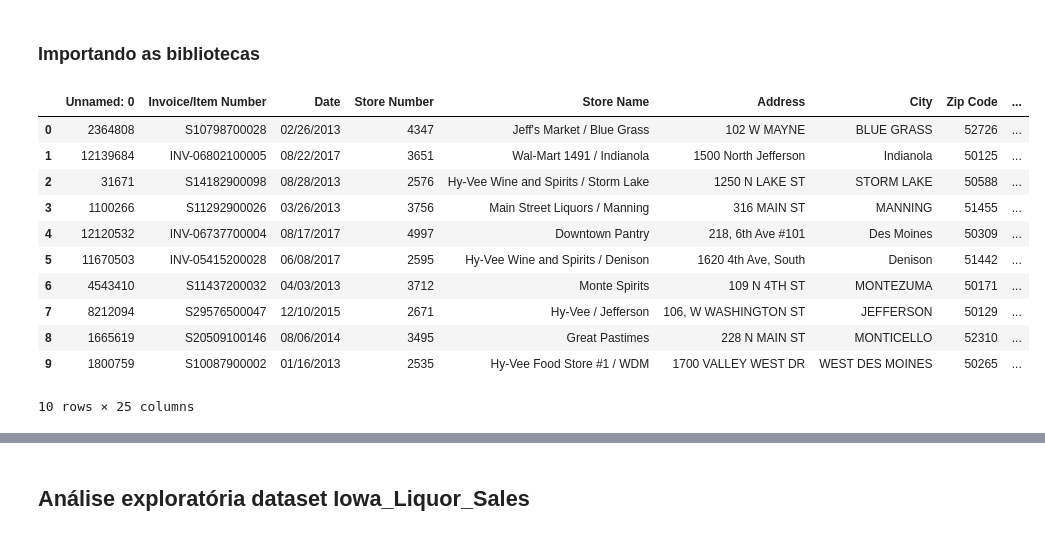
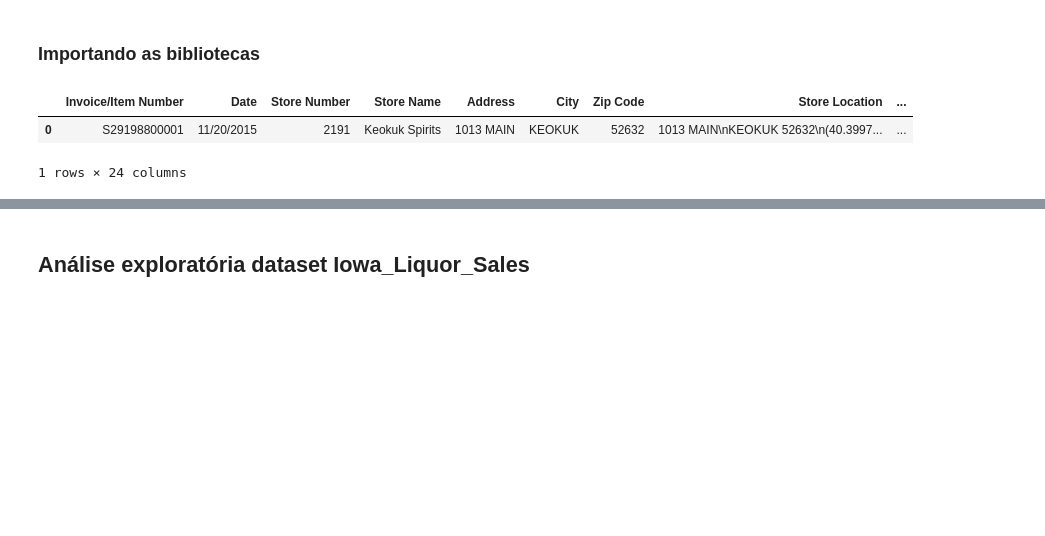
Before and after one commit to ajsalmeida/tesseract-team-future-projectliquor, a Jupyter notebook: notebooks/init.ipynb, the cells around one changed output, grey strips where cells are left out. Cells and saved outputs as stored; diff of their text form; code cells hidden in the pictures; blank space fills up the shorter version.

```diff
--- a/notebooks/init.ipynb
+++ b/notebooks/init.ipynb
@@ -14,16 +11,7 @@ import Levenshtein
 # %%
-df_firstn = pd.read_csv("../data/raw/iowa_liquor_train_test_split_sample.csv", nrows=10)
+df_firstn = pd.read_csv("../data/raw/Iowa_Liquor_Sales.csv", nrows=1)
 df_firstn
 # %% [output]
-|  | Unnamed: 0 | Invoice/Item Number | Date | Store Number | Store Name | Address | City | Zip Code | ... |
-| 0 | 2364808 | S10798700028 | 02/26/2013 | 4347 | Jeff's Market / Blue Grass | 102 W MAYNE | BLUE GRASS | 52726 | ... |
-| 1 | 12139684 | INV-06802100005 | 08/22/2017 | 3651 | Wal-Mart 1491 / Indianola | 1500 North Jefferson | Indianola | 50125 | ... |
-| 2 | 31671 | S14182900098 | 08/28/2013 | 2576 | Hy-Vee Wine and Spirits / Storm Lake | 1250 N LAKE ST | STORM LAKE | 50588 | ... |
-| 3 | 1100266 | S11292900026 | 03/26/2013 | 3756 | Main Street Liquors / Manning | 316 MAIN ST | MANNING | 51455 | ... |
-| 4 | 12120532 | INV-06737700004 | 08/17/2017 | 4997 | Downtown Pantry | 218, 6th Ave #101 | Des Moines | 50309 | ... |
-| 5 | 11670503 | INV-05415200028 | 06/08/2017 | 2595 | Hy-Vee Wine and Spirits / Denison | 1620 4th Ave, South | Denison | 51442 | ... |
-| 6 | 4543410 | S11437200032 | 04/03/2013 | 3712 | Monte Spirits | 109 N 4TH ST | MONTEZUMA | 50171 | ... |
-| 7 | 8212094 | S29576500047 | 12/10/2015 | 2671 | Hy-Vee / Jefferson | 106, W WASHINGTON ST | JEFFERSON | 50129 | ... |
-| 8 | 1665619 | S20509100146 | 08/06/2014 | 3495 | Great Pastimes | 228 N MAIN ST | MONTICELLO | 52310 | ... |
-| 9 | 1800759 | S10087900002 | 01/16/2013 | 2535 | Hy-Vee Food Store #1 / WDM | 1700 VALLEY WEST DR | WEST DES MOINES | 50265 | ... |
+|  | Invoice/Item Number | Date | Store Number | Store Name | Address | City | Zip Code | Store Location | ... |
+| 0 | S29198800001 | 11/20/2015 | 2191 | Keokuk Spirits | 1013 MAIN | KEOKUK | 52632 | 1013 MAIN\nKEOKUK 52632\n(40.3997... | ... |
-10 rows × 25 columns
+1 rows × 24 columns
```
Also changed, not shown: parts of 121 cells of this notebook.
